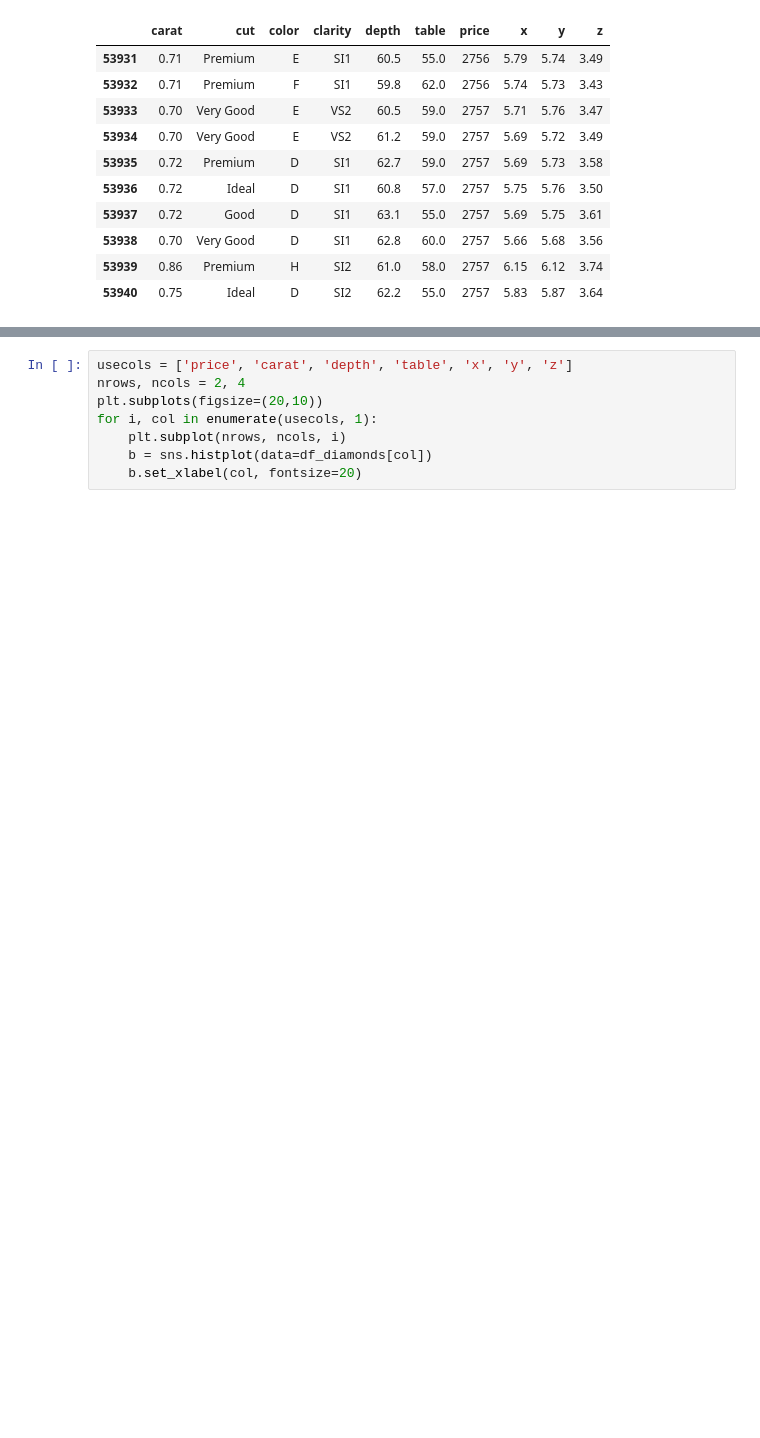
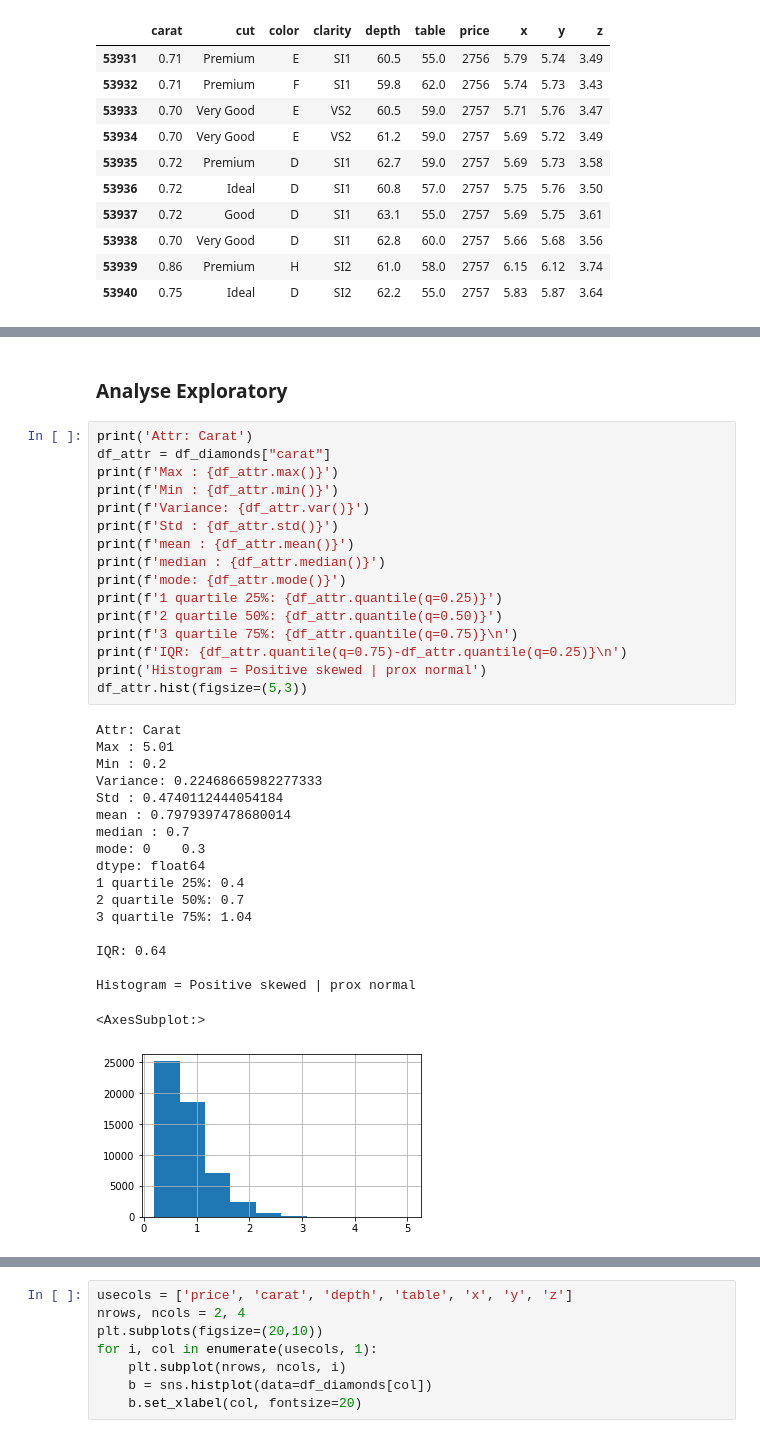
Before and after one commit to Diego07101985/mineracao-dados, a Jupyter notebook: exploratory_analysis.ipynb, the cells around one changed output, grey strips where cells are left out. Cells and saved outputs as stored; diff of their text form; blank space fills up the shorter version.

```diff
--- a/exploratory_analysis.ipynb
+++ b/exploratory_analysis.ipynb
@@ -100,0 +113,37 @@ df_diamonds.tail(10)
+# %% [markdown]
+### Analyse Exploratory
+# %%
+print('Attr: Carat')
+df_attr = df_diamonds["carat"]
+print(f'Max : {df_attr.max()}')
+print(f'Min : {df_attr.min()}')
+print(f'Variance: {df_attr.var()}')
+print(f'Std : {df_attr.std()}')
+print(f'mean : {df_attr.mean()}')
+print(f'median : {df_attr.median()}')
+print(f'mode: {df_attr.mode()}')
+print(f'1 quartile 25%: {df_attr.quantile(q=0.25)}')
+print(f'2 quartile 50%: {df_attr.quantile(q=0.50)}')
+print(f'3 quartile 75%: {df_attr.quantile(q=0.75)}\n')
+print(f'IQR: {df_attr.quantile(q=0.75)-df_attr.quantile(q=0.25)}\n')
+print('Histogram = Positive skewed | prox normal')
+df_attr.hist(figsize=(5,3))
+# %% [output]
+Attr: Carat
+Max : 5.01
+Min : 0.2
+Variance: 0.22468665982277333
+Std : 0.4740112444054184
+mean : 0.7979397478680014
+median : 0.7
+mode: 0    0.3
+dtype: float64
+1 quartile 25%: 0.4
+2 quartile 50%: 0.7
+3 quartile 75%: 1.04
+
+IQR: 0.64
+
+Histogram = Positive skewed | prox normal
+<AxesSubplot:>
+[figure, added]
```
Also changed, not shown: parts of 13 cells of this notebook, 10 other files.
